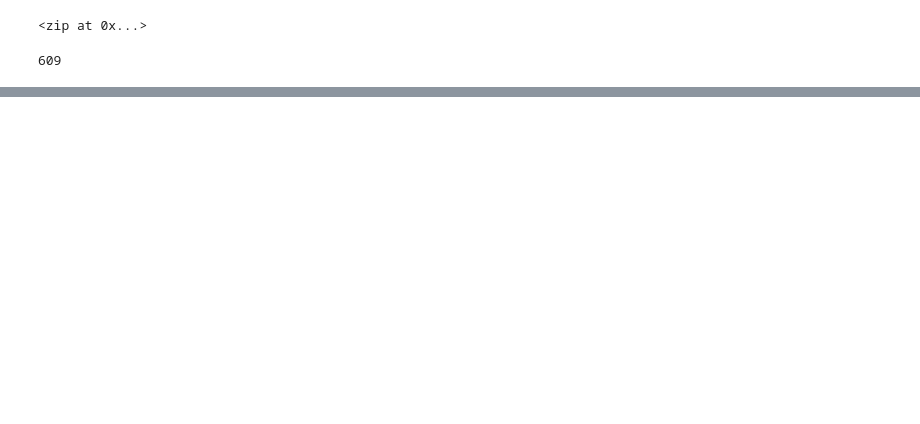
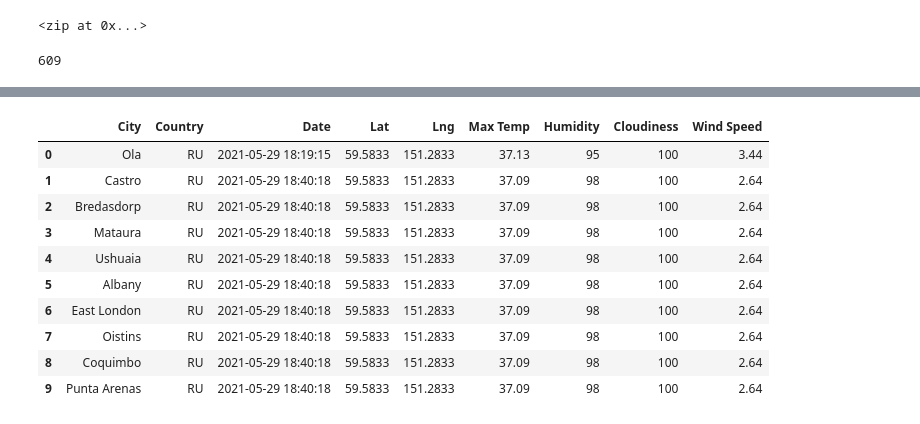
Before and after one commit to janderson1216/WorldWeatherAnalysis, a Jupyter notebook: WeatherPy.ipynb, the cells around one changed output, grey strips where cells are left out. Cells and saved outputs as stored; diff of their text form; code cells hidden in the pictures; blank space fills up the shorter version.

```diff
--- a/WeatherPy.ipynb
+++ b/WeatherPy.ipynb
@@ -33,0 +161,16 @@ len(cities)
+# %%
+new_column_order = ["City", "Country", "Date", "Lat", "Lng", "Max Temp", "Humidity", "Cloudiness", "Wind Speed"]
+city_data_df=city_data_df[new_column_order]
+city_data_df.head(10)
+# %% [output]
+|  | City | Country | Date | Lat | Lng | Max Temp | Humidity | Cloudiness | Wind Speed |
+| 0 | Ola | RU | 2021-05-29 18:19:15 | 59.5833 | 151.2833 | 37.13 | 95 | 100 | 3.44 |
+| 1 | Castro | RU | 2021-05-29 18:40:18 | 59.5833 | 151.2833 | 37.09 | 98 | 100 | 2.64 |
+| 2 | Bredasdorp | RU | 2021-05-29 18:40:18 | 59.5833 | 151.2833 | 37.09 | 98 | 100 | 2.64 |
+| 3 | Mataura | RU | 2021-05-29 18:40:18 | 59.5833 | 151.2833 | 37.09 | 98 | 100 | 2.64 |
+| 4 | Ushuaia | RU | 2021-05-29 18:40:18 | 59.5833 | 151.2833 | 37.09 | 98 | 100 | 2.64 |
+| 5 | Albany | RU | 2021-05-29 18:40:18 | 59.5833 | 151.2833 | 37.09 | 98 | 100 | 2.64 |
+| 6 | East London | RU | 2021-05-29 18:40:18 | 59.5833 | 151.2833 | 37.09 | 98 | 100 | 2.64 |
+| 7 | Oistins | RU | 2021-05-29 18:40:18 | 59.5833 | 151.2833 | 37.09 | 98 | 100 | 2.64 |
+| 8 | Coquimbo | RU | 2021-05-29 18:40:18 | 59.5833 | 151.2833 | 37.09 | 98 | 100 | 2.64 |
+| 9 | Punta Arenas | RU | 2021-05-29 18:40:18 | 59.5833 | 151.2833 | 37.09 | 98 | 100 | 2.64 |
```
Also changed, not shown: parts of 9 cells of this notebook, 3 other files.
